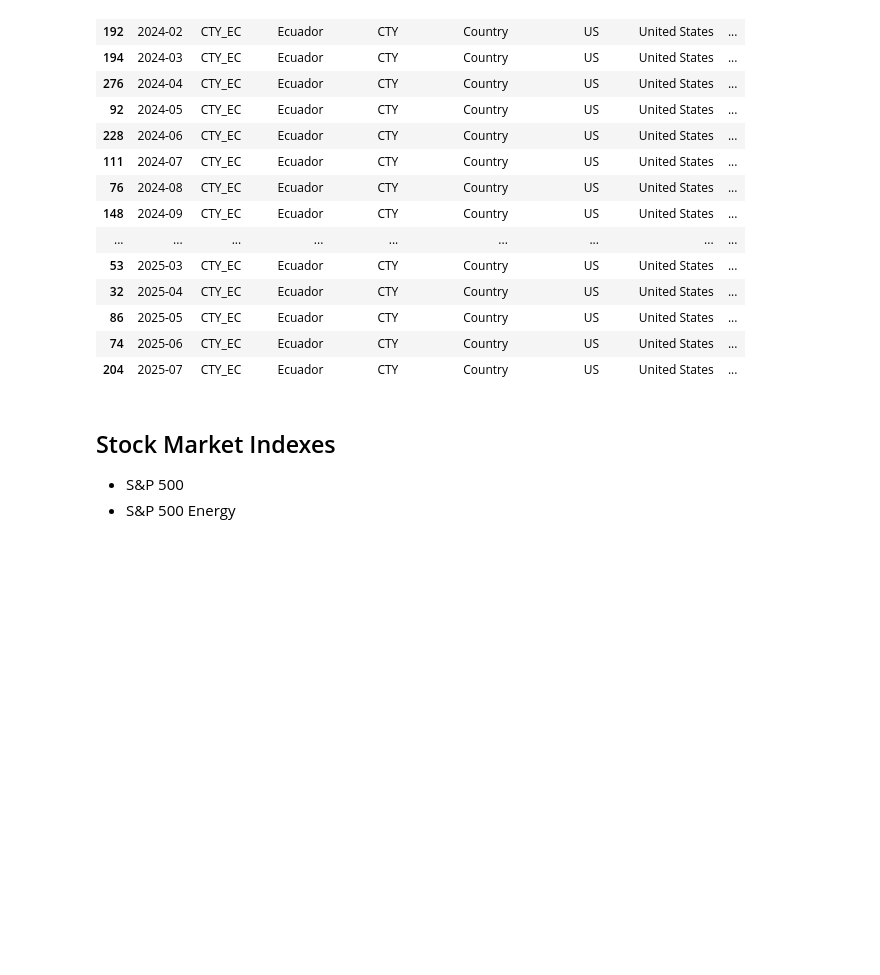
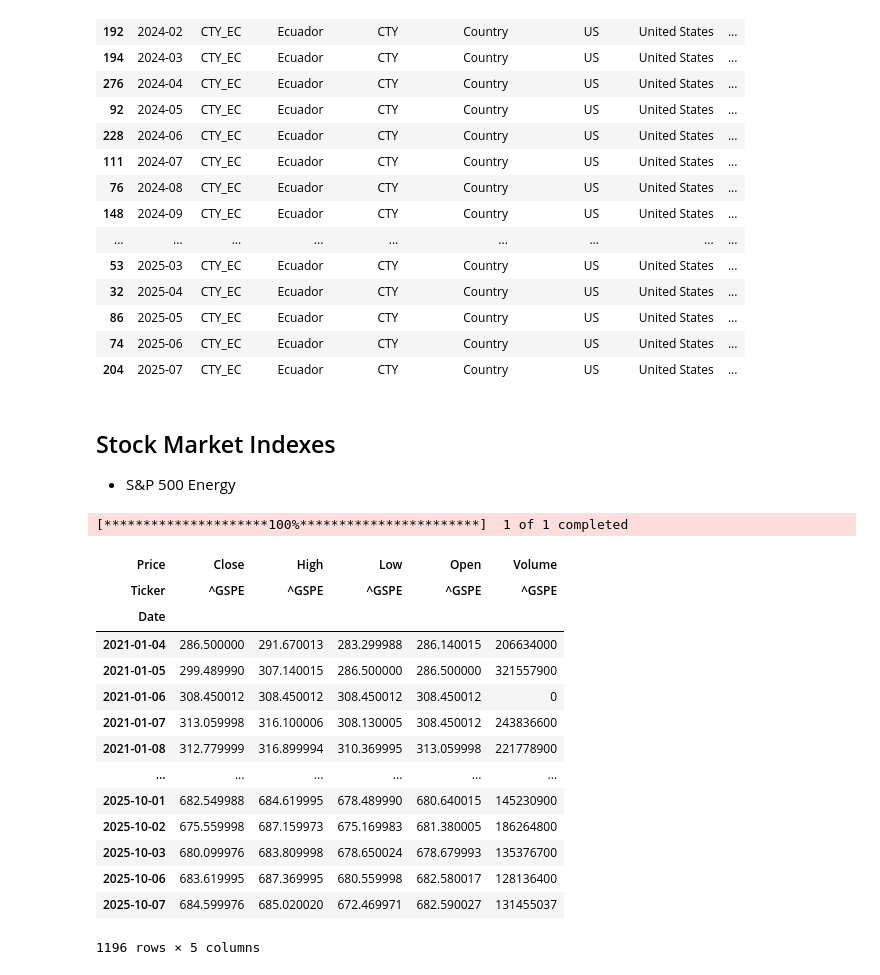
Before and after one commit to SalazarV4/oil-optimization, a Jupyter notebook: notebooks/data_collection.ipynb, the cells around one changed output. Drawn from its saved outputs; the diff is of its cells as text; code cells hidden in the pictures; blank space fills up the shorter version.

```diff
--- a/notebooks/data_collection.ipynb
+++ b/notebooks/data_collection.ipynb
@@ -306,5 +324,4 @@ df[df['destinationName'].eq('United States')]
 | 204 | 2025-07 | CTY_EC | Ecuador | CTY | Country | US | United States | ... |
 # %% [markdown]
 ## Stock Market Indexes
-* S&P 500
 * S&P 500 Energy
@@ -310,0 +330,22 @@ df[df['destinationName'].eq('United States')]
+# %%
+energy = yf.download('^GSPE',start='2021-01-01')
+# %% [output]
+[*********************100%***********************]  1 of 1 completed
+# %%
+energy
+# %% [output]
+| Price | Close | High | Low | Open | Volume |
+| Ticker | ^GSPE | ^GSPE | ^GSPE | ^GSPE | ^GSPE |
+| Date |  |  |  |  |  |
+| 2021-01-04 | 286.500000 | 291.670013 | 283.299988 | 286.140015 | 206634000 |
+| 2021-01-05 | 299.489990 | 307.140015 | 286.500000 | 286.500000 | 321557900 |
+| 2021-01-06 | 308.450012 | 308.450012 | 308.450012 | 308.450012 | 0 |
+| 2021-01-07 | 313.059998 | 316.100006 | 308.130005 | 308.450012 | 243836600 |
+| 2021-01-08 | 312.779999 | 316.899994 | 310.369995 | 313.059998 | 221778900 |
+| ... | ... | ... | ... | ... | ... |
+| 2025-10-01 | 682.549988 | 684.619995 | 678.489990 | 680.640015 | 145230900 |
+| 2025-10-02 | 675.559998 | 687.159973 | 675.169983 | 681.380005 | 186264800 |
+| 2025-10-03 | 680.099976 | 683.809998 | 678.650024 | 678.679993 | 135376700 |
+| 2025-10-06 | 683.619995 | 687.369995 | 680.559998 | 682.580017 | 128136400 |
+| 2025-10-07 | 684.599976 | 685.020020 | 672.469971 | 682.590027 | 131455037 |
+1196 rows × 5 columns
```
Also changed, not shown: parts of 12 cells of this notebook, 12 other files.
